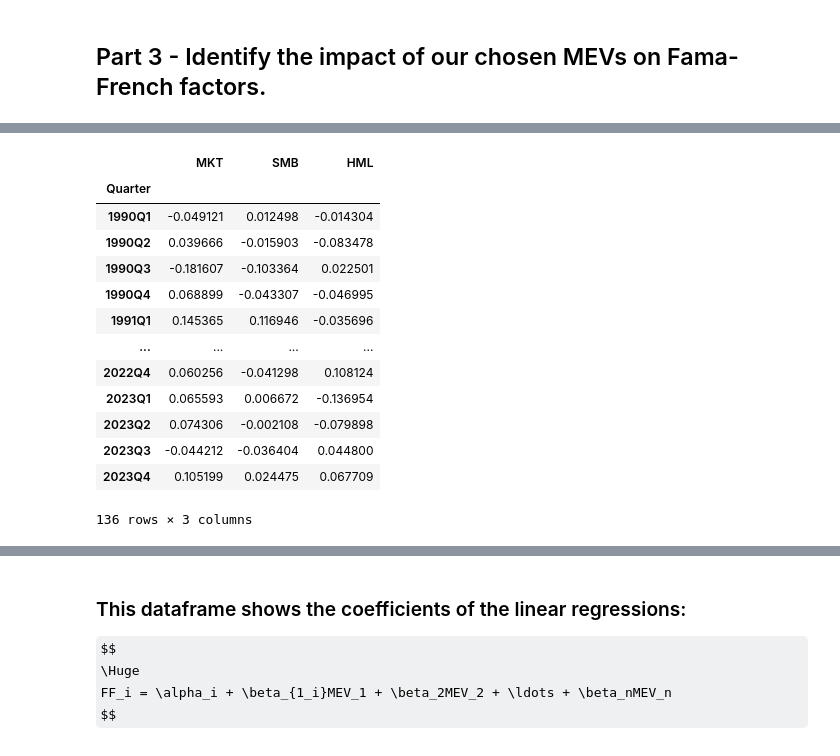
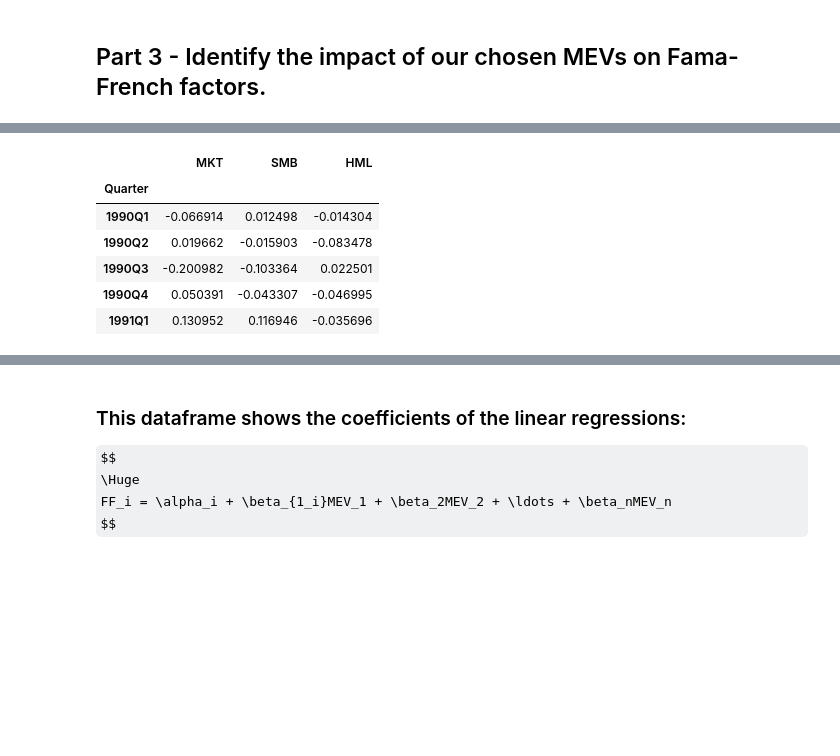
Before and after one commit to vafang25/Econ_Project_2, a Jupyter notebook: Data_Project_2.ipynb, the cells around one changed output, grey strips where cells are left out. Cells and saved outputs as stored; diff of their text form; code cells hidden in the pictures; some formulas as TeX source; blank space fills up the shorter version.

```diff
--- a/Data_Project_2.ipynb
+++ b/Data_Project_2.ipynb
@@ -201,7 +199,11 @@ FF_factors = pd.read_excel('wrds_data.xlsx', sheet_name='returns', index_col=0)
 # %%
+# import FF factors
+
 FF_factors = pd.read_excel('wrds_data.xlsx', sheet_name='returns', index_col=0)
-FF_factors = FF_factors[['FAMA-FRENCH MARKET FACTOR', 'FAMA-FRENCH SIZE FACTOR (SMB)', 'FAMA-FRENCH VALUE FACTOR (HML)', 'MOMENTUM FACTOR']]
-FF_factors = FF_factors.rename(columns={'FAMA-FRENCH MARKET FACTOR': 'MKT', 'FAMA-FRENCH SIZE FACTOR (SMB)': 'SMB', 'FAMA-FRENCH VALUE FACTOR (HML)': 'HML', 'MOMENTUM FACTOR': 'UMD'})
+FF_factors = FF_factors[['FAMA-FRENCH MARKET FACTOR', 'RISK-FREE RATE', 'FAMA-FRENCH SIZE FACTOR (SMB)', 'FAMA-FRENCH VALUE FACTOR (HML)', 'MOMENTUM FACTOR']]
+FF_factors = FF_factors.rename(columns={'FAMA-FRENCH MARKET FACTOR': 'MKT', 'RISK-FREE RATE': 'RF','FAMA-FRENCH SIZE FACTOR (SMB)': 'SMB', 'FAMA-FRENCH VALUE FACTOR (HML)': 'HML', 'MOMENTUM FACTOR': 'UMD'})
+FF_factors['MKT'] = FF_factors['MKT'] - FF_factors['RF']
+FF_factors = FF_factors.drop(columns=['RF'])
 FF_factors.head()
 # %% [output]
 |  | MKT | SMB | HML | UMD |
@@ -268,42 +268,40 @@ FF_factors
 # %%
+# Adjust FF monthly returns to quarterly returns
+
+FF_factors.reset_index(inplace=True)
+
 # Extract quarter and aggregate the data
 FF_factors['Date'] = pd.to_datetime(FF_factors['Date'])
 FF_factors['Quarter'] = FF_factors['Date'].dt.to_period('Q')
-
 
 # Calculate cumulative returns for each FF portfolio within each quarter
 # Assuming monthly returns are given as percentages, so convert to decimals for compounding
 FF_factors['MKT'] = FF_factors['MKT'] /100 + 1
 FF_factors['SMB'] = FF_factors['SMB'] /100 + 1
 FF_factors['HML'] = FF_factors['HML'] /100  + 1
+FF_factors['UMD'] = FF_factors['UMD'] /100  + 1
+
 
 # Aggregate cumulative returns by quarter using product to compound
 quarterly_returns = FF_factors.groupby('Quarter').agg({
     'MKT': 'prod',
     'SMB': 'prod',
     'HML': 'prod'
 }).reset_index()
 
 # Convert back to percentage returns
 quarterly_returns[['MKT', 'SMB', 'HML']] = (quarterly_returns[['MKT', 'SMB', 'HML']] - 1) * 100
 
-
 quarterly_returns = quarterly_returns.set_index('Quarter')
 quarterly_returns = quarterly_returns['1990':]
-quarterly_returns
+
+quarterly_returns.head()
 # %% [output]
 |  | MKT | SMB | HML |
 | Quarter |  |  |  |
-| 1990Q1 | -0.049121 | 0.012498 | -0.014304 |
-| 1990Q2 | 0.039666 | -0.015903 | -0.083478 |
-| 1990Q3 | -0.181607 | -0.103364 | 0.022501 |
-| 1990Q4 | 0.068899 | -0.043307 | -0.046995 |
-| 1991Q1 | 0.145365 | 0.116946 | -0.035696 |
-| ... | ... | ... | ... |
-| 2022Q4 | 0.060256 | -0.041298 | 0.108124 |
-| 2023Q1 | 0.065593 | 0.006672 | -0.136954 |
-| 2023Q2 | 0.074306 | -0.002108 | -0.079898 |
-| 2023Q3 | -0.044212 | -0.036404 | 0.044800 |
-| 2023Q4 | 0.105199 | 0.024475 | 0.067709 |
+| 1990Q1 | -0.066914 | 0.012498 | -0.014304 |
+| 1990Q2 | 0.019662 | -0.015903 | -0.083478 |
+| 1990Q3 | -0.200982 | -0.103364 | 0.022501 |
+| 1990Q4 | 0.050391 | -0.043307 | -0.046995 |
+| 1991Q1 | 0.130952 | 0.116946 | -0.035696 |
-136 rows × 3 columns
 # %%
```
Also changed, not shown: parts of 44 cells of this notebook.
